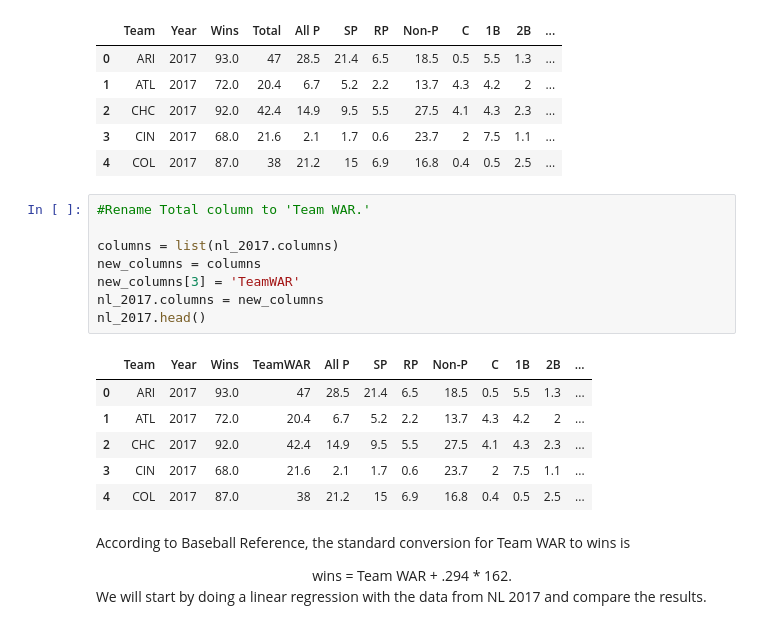
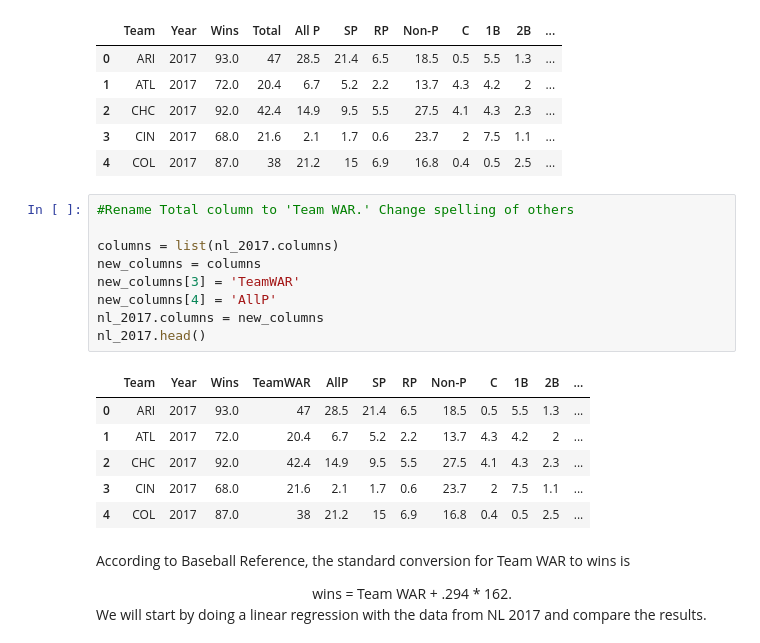
Before and after one commit to michaelbelfanti/team_war_analysis, a Jupyter notebook: initial_exploration.ipynb, the cells around one changed output. Drawn from its saved outputs; the diff is of its cells as text.

```diff
--- a/initial_exploration.ipynb
+++ b/initial_exploration.ipynb
@@ -129,15 +129,16 @@ nl_2017.head()
 | 3 | CIN | 2017 | 68.0 | 21.6 | 2.1 | 1.7 | 0.6 | 23.7 | 2 | 7.5 | 1.1 | ... |
 | 4 | COL | 2017 | 87.0 | 38 | 21.2 | 15 | 6.9 | 16.8 | 0.4 | 0.5 | 2.5 | ... |
 # %%
-#Rename Total column to 'Team WAR.'
+#Rename Total column to 'Team WAR.' Change spelling of others
 
 columns = list(nl_2017.columns)
 new_columns = columns
 new_columns[3] = 'TeamWAR'
+new_columns[4] = 'AllP'
 nl_2017.columns = new_columns
 nl_2017.head()
 # %% [output]
-|  | Team | Year | Wins | TeamWAR | All P | SP | RP | Non-P | C | 1B | 2B | ... |
+|  | Team | Year | Wins | TeamWAR | AllP | SP | RP | Non-P | C | 1B | 2B | ... |
 | 0 | ARI | 2017 | 93.0 | 47 | 28.5 | 21.4 | 6.5 | 18.5 | 0.5 | 5.5 | 1.3 | ... |
 | 1 | ATL | 2017 | 72.0 | 20.4 | 6.7 | 5.2 | 2.2 | 13.7 | 4.3 | 4.2 | 2 | ... |
 | 2 | CHC | 2017 | 92.0 | 42.4 | 14.9 | 9.5 | 5.5 | 27.5 | 4.1 | 4.3 | 2.3 | ... |
```
Also changed, not shown: parts of 6 cells of this notebook.
